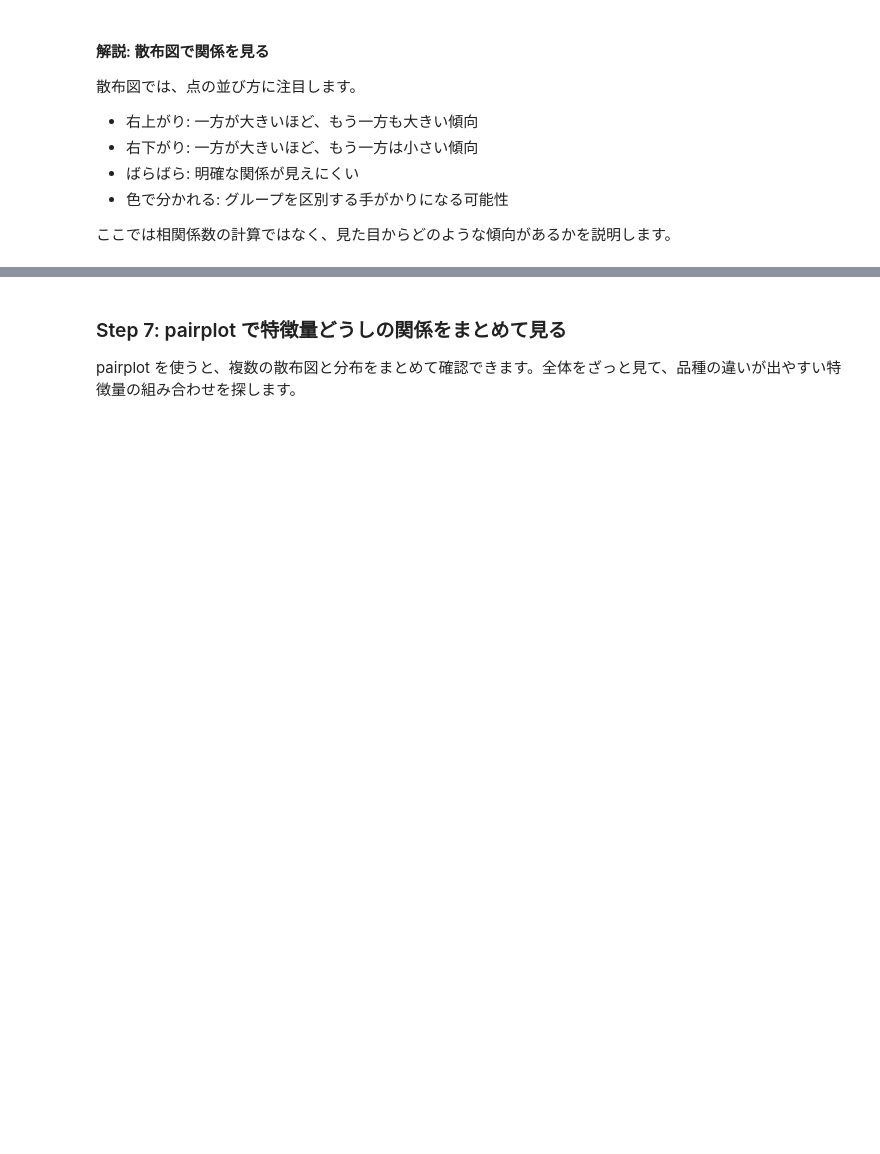
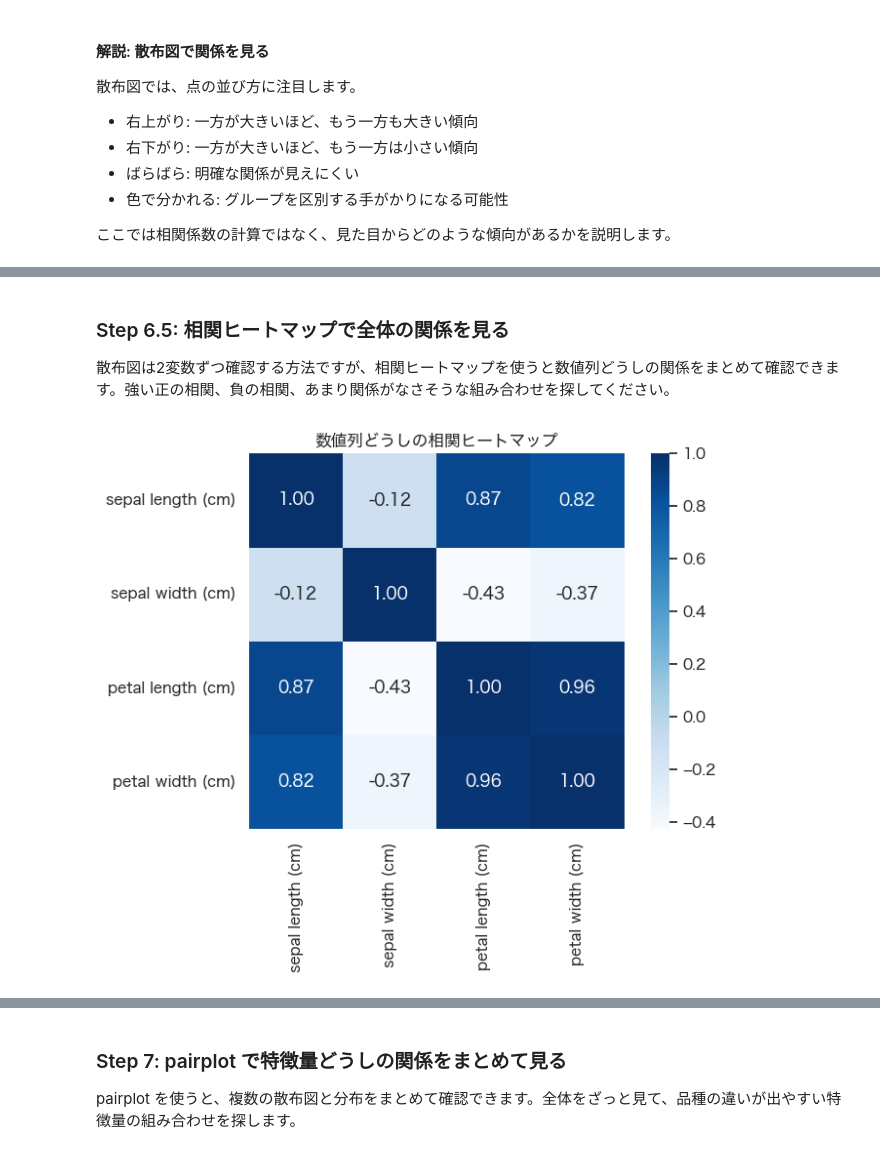
Before and after one commit to KazuhisaFujita/MachineLearning_training, a Jupyter notebook: notebook/lesson02_eda_template.ipynb, the cells around one changed output, grey strips where cells are left out. Cells and saved outputs as stored; diff of their text form; code cells hidden in the pictures; blank space fills up the shorter version.

```diff
--- a/notebook/lesson02_eda_template.ipynb
+++ b/notebook/lesson02_eda_template.ipynb
@@ -39,9 +41,11 @@ EDA の準備として、データ操作と可視化に使うライブラリを
 import pandas as pd
 import matplotlib.pyplot as plt
 import seaborn as sns
-from sklearn.datasets import load_iris
+from sklearn.datasets import load_iris, load_wine
 
 sns.set_theme(style='whitegrid')
+plt.rcParams['font.family'] = 'sans-serif'
+plt.rcParams['font.sans-serif'] = ['Hiragino Sans', 'Yu Gothic', 'Arial Unicode MS', 'DejaVu Sans']
 # %% [markdown]
 ### Step 1: データを読み込む
 Iris データを DataFrame にして、後で可視化しやすい形に整えます。まずは先頭行を見て、列の構成を確認します。
@@ -51,6 +55,8 @@ Iris データを DataFrame にして、後で可視化しやすい形に整え
 iris = load_iris(as_frame=True)
 df = iris.frame.copy()
 df['species'] = df['target'].map(dict(enumerate(iris.target_names)))
+numeric_columns = iris.feature_names
 
 print('行数, 列数 =', df.shape)
+print('数値列 =', numeric_columns)
 display(df.head())
@@ -156,0 +182,14 @@ plt.show()
+# %% [markdown]
+### Step 6.5: 相関ヒートマップで全体の関係を見る
+散布図は2変数ずつ確認する方法ですが、相関ヒートマップを使うと数値列どうしの関係をまとめて確認できます。強い正の相関、負の相関、あまり関係がなさそうな組み合わせを探してください。
+# %%
+# ===== Step 6.5: 相関ヒートマップ =====
+# TODO: 色の濃い組み合わせを見つけて、強い関係がありそうな列を1つ選ぶ
+corr_matrix = df[numeric_columns].corr(numeric_only=True)
+
+plt.figure(figsize=(7, 5))
+sns.heatmap(corr_matrix, annot=True, cmap='Blues', fmt='.2f', square=True)
+plt.title('数値列どうしの相関ヒートマップ')
+plt.show()
+# %% [output]
+[figure, added]
```
Also changed, not shown: parts of 16 cells of this notebook, 7 other files.
